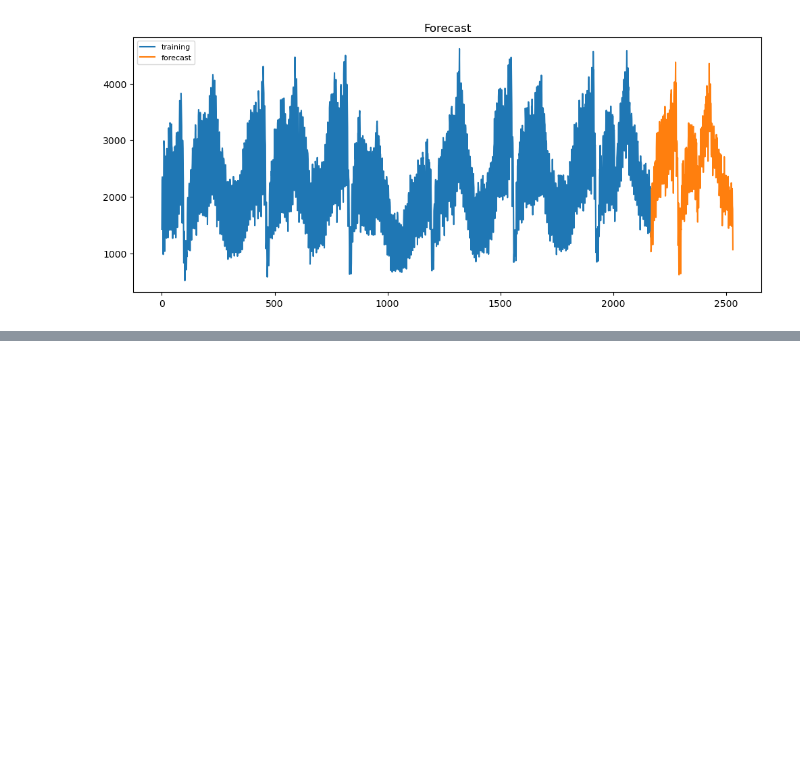
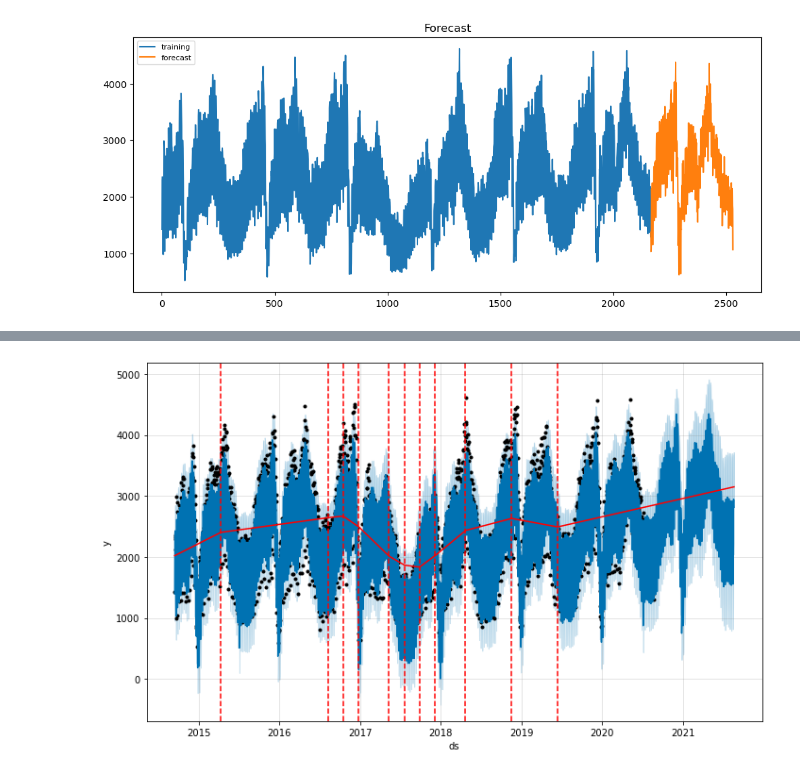
Before and after one commit to hubaditya/Webpage-Traffic-Time-Series, a Jupyter notebook: Web Traffic Time Series Analysis.ipynb, the cells around one changed output, grey strips where cells are left out. Cells and saved outputs as stored; diff of their text form; code cells hidden in the pictures; blank space fills up the shorter version.

```diff
--- a/Web Traffic Time Series Analysis.ipynb
+++ b/Web Traffic Time Series Analysis.ipynb
@@ -618,0 +639,19 @@ _ = plt.legend(loc='upper left', fontsize=8)
+# %%
+# defining on-off season
+
+def is_on_season(ds):
+    date = pd.to_datetime(ds)
+    return (date.month > 8 or date.month < 4)
+
+df['on_season'] = df['ds'].apply(is_on_season)
+df['off_season'] = ~df['ds'].apply(is_on_season)
+# %%
+# adding different weekly seasonlity for on-off season
+# adding US holidays to be taken into account
+# setting confidence interval to 90%
+
+model = Prophet(weekly_seasonality=False, interval_width=0.90)
+model.add_seasonality(name='weekly_on_season', period=7, fourier_order=3, condition_name='on_season')
+model.add_seasonality(name='weekly_off_season', period=7, fourier_order=3, condition_name='off_season')
+model.add_country_holidays(country_name='US')
+_ = model.fit(df)
@@ -618,0 +676,5 @@ _ = plt.legend(loc='upper left', fontsize=8)
+# %%
+future = model.make_future_dataframe(periods=365)
+future['on_season'] = future['ds'].apply(is_on_season)
+future['off_season'] = ~future['ds'].apply(is_on_season)
+future.tail()
@@ -618,0 +688,3 @@ _ = plt.legend(loc='upper left', fontsize=8)
+# %%
+forecast = model.predict(future)
+forecast[['ds', 'yhat', 'yhat_lower', 'yhat_upper']].tail()
@@ -618,0 +698,5 @@ _ = plt.legend(loc='upper left', fontsize=8)
+# %%
+fig1 = model.plot(forecast)
+_ = add_changepoints_to_plot(fig1.gca(), model, forecast)
+# %% [output]
+[figure, added]
```
Also changed, not shown: parts of 27 cells of this notebook.
